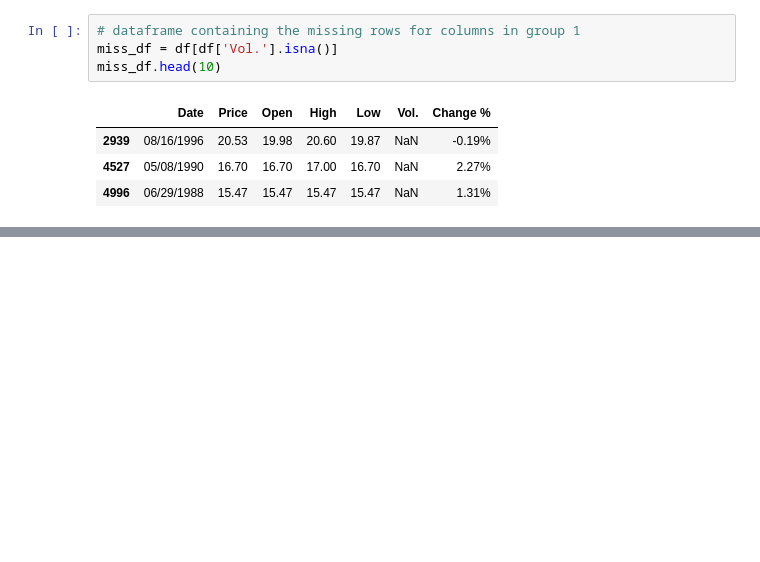
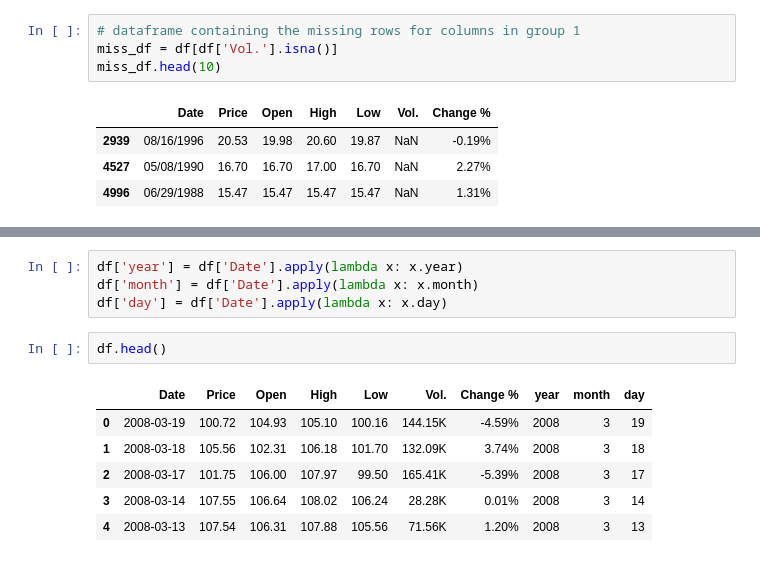
Before and after one commit to YeabsiraTibebu/Brent-oil-prices-data-analysis, a Jupyter notebook: notebook/EDA.ipynb, the cells around one changed output, grey strips where cells are left out. Drawn from its saved outputs; the diff is of its cells as text; blank space fills up the shorter version.

```diff
--- a/notebook/EDA.ipynb
+++ b/notebook/EDA.ipynb
@@ -117,0 +223,13 @@ miss_df.head(10)
+# %%
+df['year'] = df['Date'].apply(lambda x: x.year)
+df['month'] = df['Date'].apply(lambda x: x.month)
+df['day'] = df['Date'].apply(lambda x: x.day)
+# %%
+df.head()
+# %% [output]
+|  | Date | Price | Open | High | Low | Vol. | Change % | year | month | day |
+| 0 | 2008-03-19 | 100.72 | 104.93 | 105.10 | 100.16 | 144.15K | -4.59% | 2008 | 3 | 19 |
+| 1 | 2008-03-18 | 105.56 | 102.31 | 106.18 | 101.70 | 132.09K | 3.74% | 2008 | 3 | 18 |
+| 2 | 2008-03-17 | 101.75 | 106.00 | 107.97 | 99.50 | 165.41K | -5.39% | 2008 | 3 | 17 |
+| 3 | 2008-03-14 | 107.55 | 106.64 | 108.02 | 106.24 | 28.28K | 0.01% | 2008 | 3 | 14 |
+| 4 | 2008-03-13 | 107.54 | 106.31 | 107.88 | 105.56 | 71.56K | 1.20% | 2008 | 3 | 13 |
```
Also changed, not shown: parts of 24 cells of this notebook.
